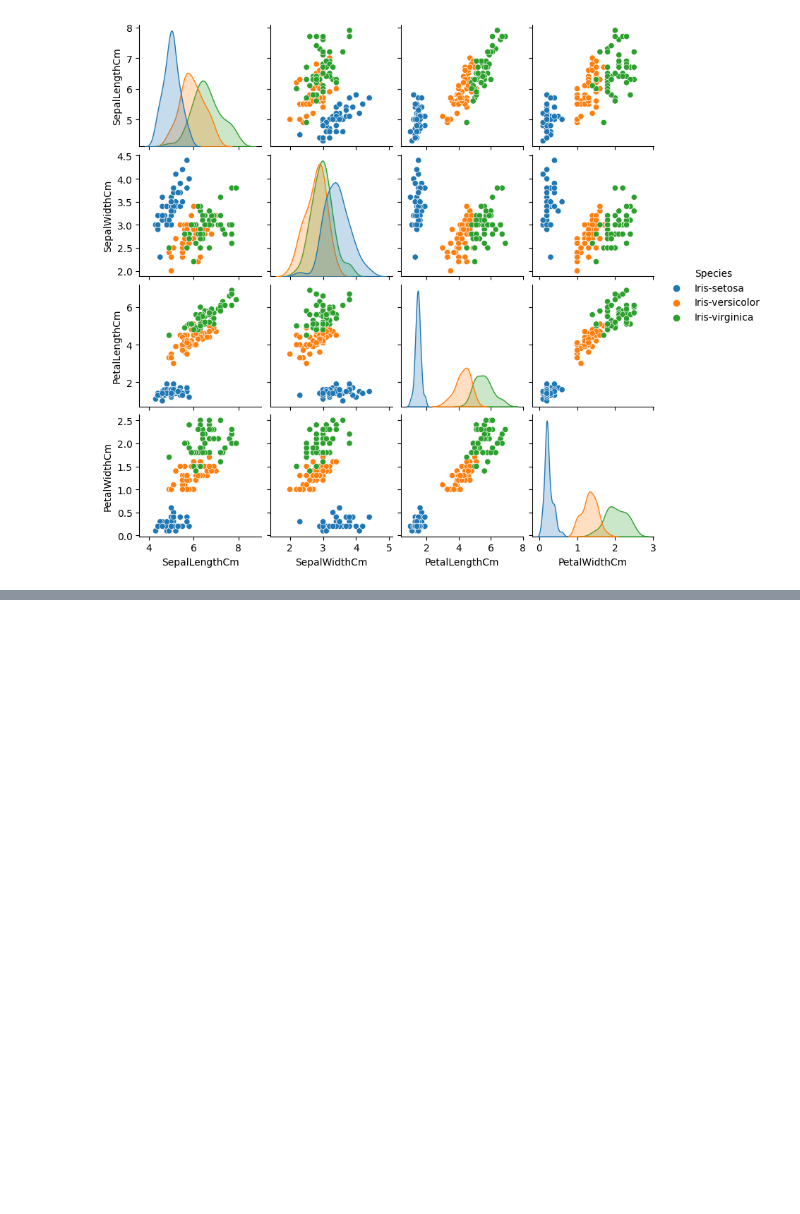
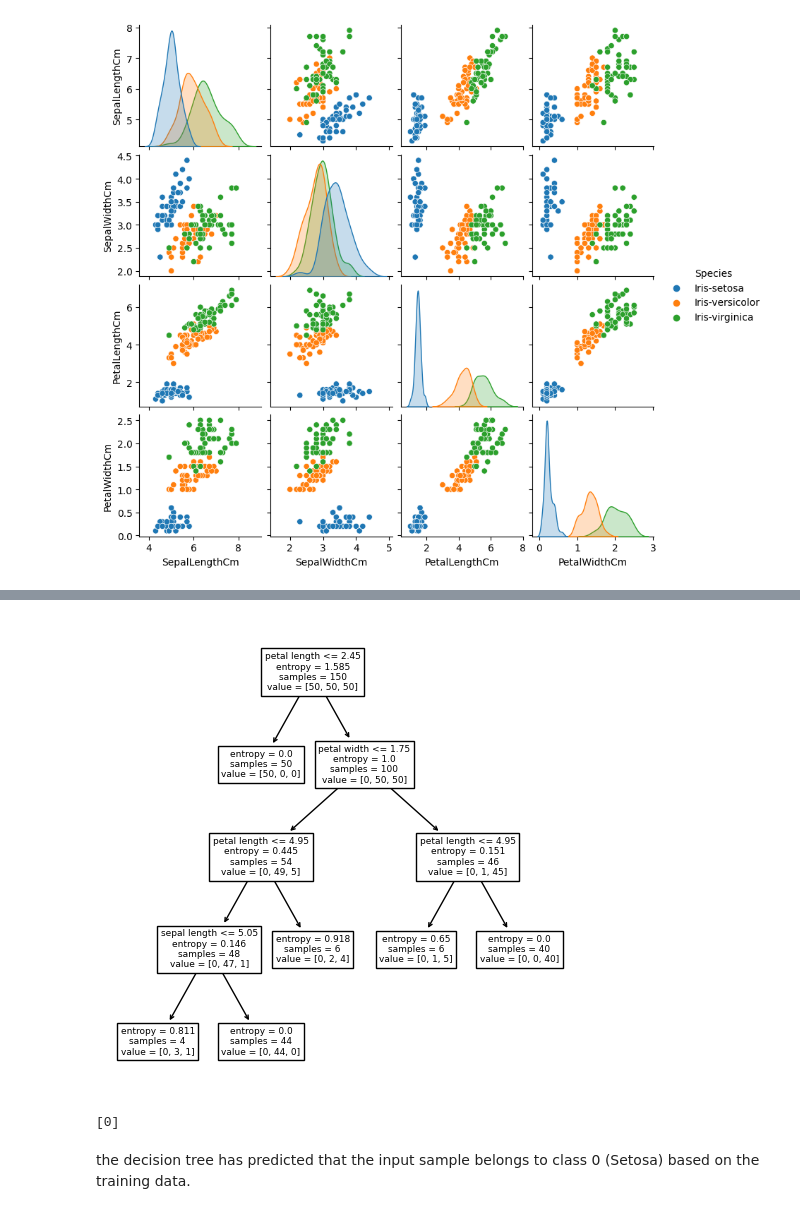
Before and after one commit to nedamhs/Iris-dataset-EDA, a Jupyter notebook: iris_dataset_EDA.ipynb, the cells around one changed output, grey strips where cells are left out. Saved outputs shown, nothing was run; the diff lists cells and outputs as text; code cells hidden in the pictures; blank space fills up the shorter version.

Commit message:
added decision tree

```diff
--- a/iris_dataset_EDA.ipynb
+++ b/iris_dataset_EDA.ipynb
@@ -106,0 +147,30 @@ sns.pairplot(iris_data.drop(['Id'], axis = 1),
+# %%
+from sklearn.datasets import load_iris
+from sklearn import tree
+from matplotlib import pyplot as plt
+iris = load_iris()
+
+X = iris.data
+y = iris.target
+
+#build decision tree
+clf = tree.DecisionTreeClassifier(criterion='entropy', max_depth=4,min_samples_leaf=4)
+#max_depth represents max level allowed in each tree, min_samples_leaf minumum samples storable in leaf node
+
+#fit the tree to iris dataset
+clf.fit(X,y)
+
+#plot decision tree
+fig, ax = plt.subplots(figsize=(6, 6)) #figsize value changes the size of plot
+tree.plot_tree(clf,ax=ax,feature_names=['sepal length','sepal width','petal length','petal width'])
+plt.show()
+# %% [output]
+[figure, added]
+# %%
+# make predictions
+predictions = clf.predict([[5, 3.5, 1.3, 0.3]])
+print(predictions)
+# %% [output]
+[0]
+# %% [markdown]
+the decision tree has predicted that the input sample belongs to class 0 (Setosa) based on the training data.
```
Also changed, not shown: parts of 3 cells of this notebook.
